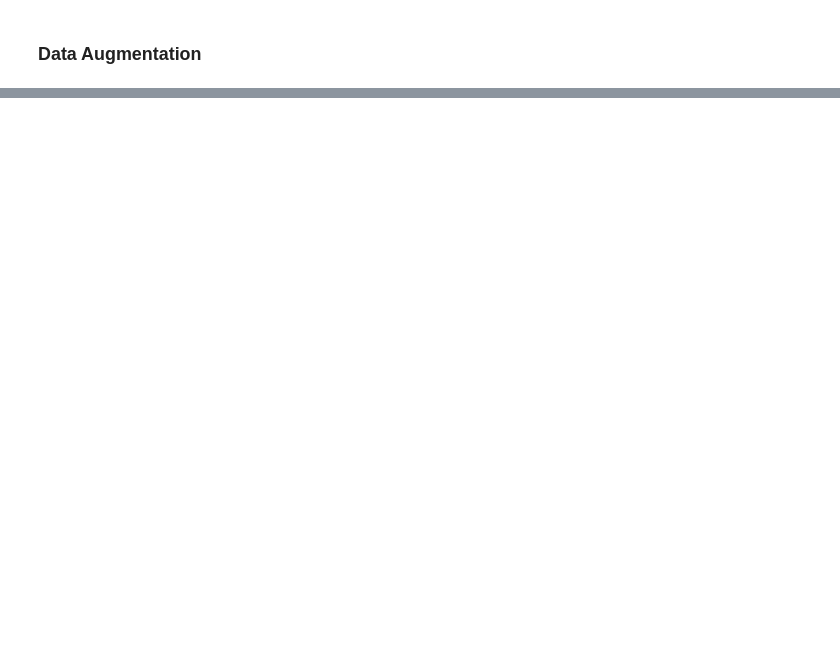
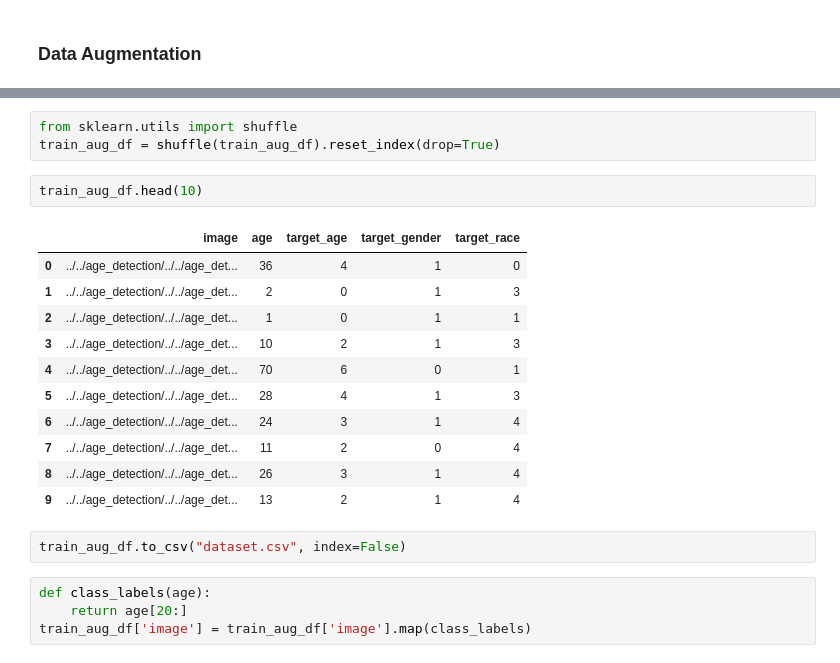
Before and after one commit to ipuneetgupta/Deep-Learning, a Jupyter notebook: FacialAnalysis/age_detection.ipynb, the cells around one changed output, grey strips where cells are left out. Drawn from its saved outputs; the diff is of its cells as text; blank space fills up the shorter version.

```diff
--- a/FacialAnalysis/age_detection.ipynb
+++ b/FacialAnalysis/age_detection.ipynb
@@ -288,0 +331,23 @@ KeyError: 'filename'
+# %%
+from sklearn.utils import shuffle
+train_aug_df = shuffle(train_aug_df).reset_index(drop=True)
+# %%
+train_aug_df.head(10)
+# %% [output]
+|  | image | age | target_age | target_gender | target_race |
+| 0 | ../../age_detection/../../age_det... | 36 | 4 | 1 | 0 |
+| 1 | ../../age_detection/../../age_det... | 2 | 0 | 1 | 3 |
+| 2 | ../../age_detection/../../age_det... | 1 | 0 | 1 | 1 |
+| 3 | ../../age_detection/../../age_det... | 10 | 2 | 1 | 3 |
+| 4 | ../../age_detection/../../age_det... | 70 | 6 | 0 | 1 |
+| 5 | ../../age_detection/../../age_det... | 28 | 4 | 1 | 3 |
+| 6 | ../../age_detection/../../age_det... | 24 | 3 | 1 | 4 |
+| 7 | ../../age_detection/../../age_det... | 11 | 2 | 0 | 4 |
+| 8 | ../../age_detection/../../age_det... | 26 | 3 | 1 | 4 |
+| 9 | ../../age_detection/../../age_det... | 13 | 2 | 1 | 4 |
+# %%
+train_aug_df.to_csv("dataset.csv", index=False)
+# %%
+def class_labels(age):
+    return age[20:]
+train_aug_df['image'] = train_aug_df['image'].map(class_labels)
```
Also changed, not shown: parts of 12 cells of this notebook, 3 other files.
